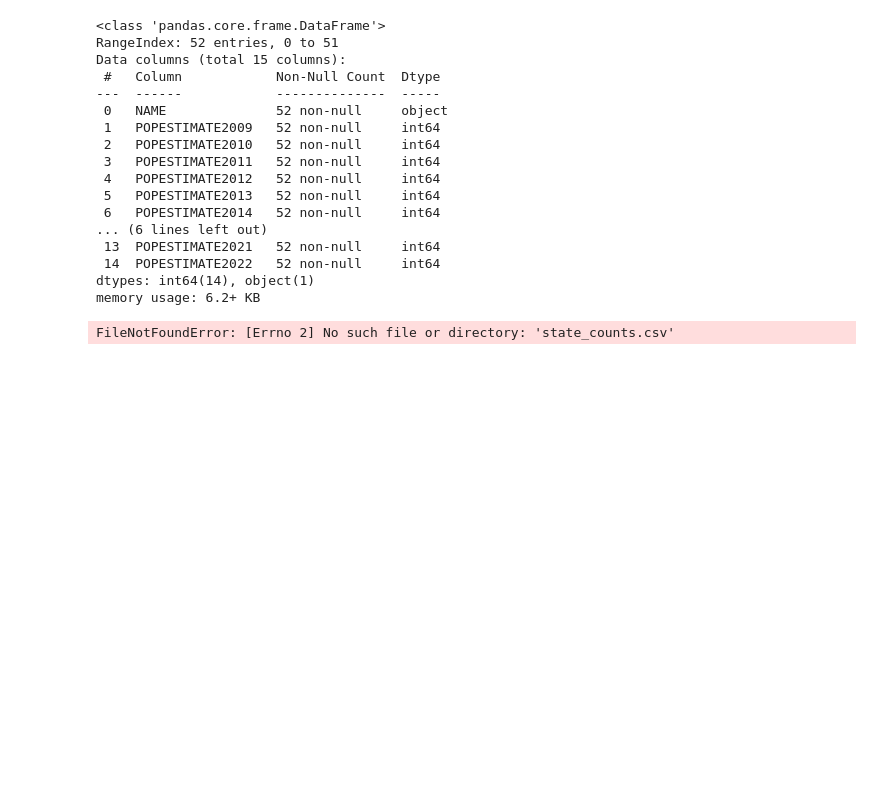
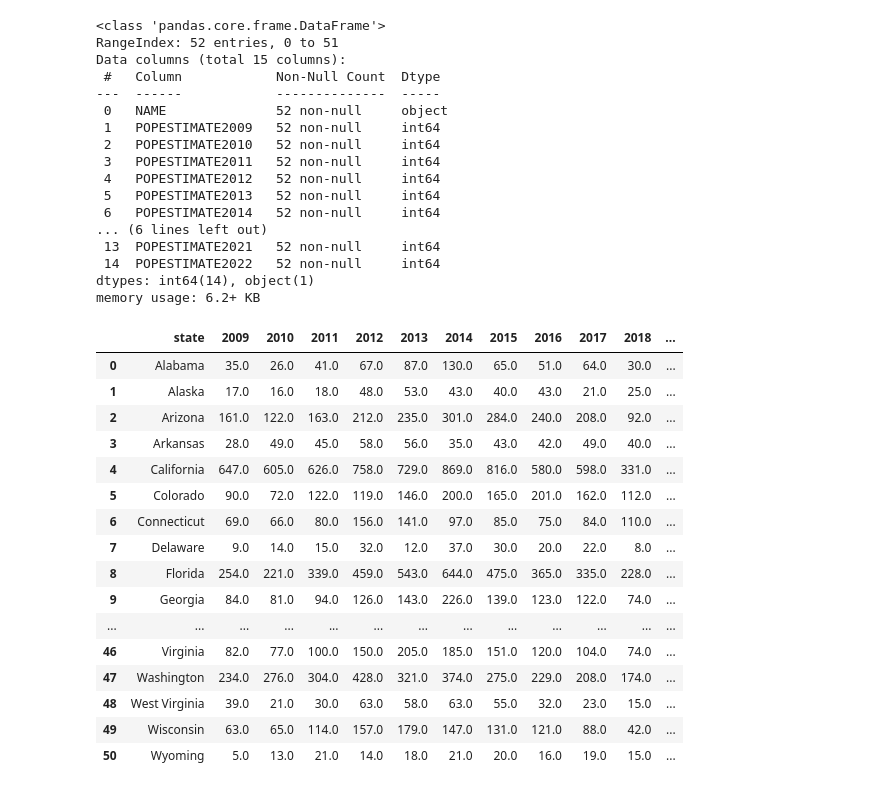
Before and after one commit to slissors/UFO, a Jupyter notebook: data/population/cleaning_pop.ipynb, the cells around one changed output. Cells and saved outputs as stored; diff of their text form; code cells hidden in the pictures; blank space fills up the shorter version.

Commit message:
cleaned and merge sightings to match population

```diff
--- a/data/population/cleaning_pop.ipynb
+++ b/data/population/cleaning_pop.ipynb
@@ -177,63 +172,65 @@ def pivotTable(place, sightings):
 
 pivotTable('country', countrySightings)
 pivotTable('state', stateSightings)
+# %%
+#Merge both table
+state_data_path = "../population/statesightings2009-2022.csv"
+country_data_path = "../population/countrysightings2009-2022.csv"
+
+sdf = pd.read_csv(state_data_path)
+cdf = pd.read_csv(country_data_path)
+
+#Ensure clean merging
+cdf = cdf.rename(columns={'country': 'state'})
+
+mergedsdf = pd.concat([sdf, cdf], ignore_index=True)
+mergedsdf.to_csv('USAsightings.csv', index=False)
 # %%
-
-data_path = "state_counts.csv"
-ufo_data_path = "../data/nuforc_reports.csv"
-population_data_path = "../data/population/POP2009-2022.csv"
-
-df = pd.read_csv(data_path)
-udf = pd.read_csv(ufo_data_path)
-popdf = pd.read_csv(population_data_path)
-
-#Remove unnesecary columns
-udf = udf.drop(columns=["summary", "country", "date_time", "shape", "duration"])
-
-# Aggregate data
-
-state_counts = udf['state'].value_counts()
-city_counts = udf['city'].value_counts()
-
-
-state_counts_df = pd.DataFrame({'state': state_counts.index,
-                                'stateCount': state_counts.values,
-                                'city': city_counts.index,
-                                'cityCount' : city_counts.values,
-                                'latitude':udf['city_latitude'],
-                                'longtitude': udf['city_longtitude']})
-
-state_counts_file = 'counts.csv'
-state_counts_df.to_csv(state_counts_file, index=False)
-
-
+USA_data_path = "../population/USAsightings.csv"
+USAdf = pd.read_csv(USA_data_path)
 
 # Mapping of state abbreviations to full names
 state_abbreviations = {
     'AL': 'Alabama', 'AK': 'Alaska', 'AZ': 'Arizona', 'AR': 'Arkansas', 'CA': 'California',
     'CO': 'Colorado', 'CT': 'Connecticut', 'DE': 'Delaware', 'FL': 'Florida', 'GA': 'Georgia',
     'HI': 'Hawaii', 'ID': 'Idaho', 'IL': 'Illinois', 'IN': 'Indiana', 'IA': 'Iowa', 'KS': 'Kansas',
     'KY': 'Kentucky', 'LA': 'Louisiana', 'ME': 'Maine', 'MD': 'Maryland', 'MA': 'Massachusetts',
     'MI': 'Michigan', 'MN': 'Minnesota', 'MS': 'Mississippi', 'MO': 'Missouri', 'MT': 'Montana',
     'NE': 'Nebraska', 'NV': 'Nevada', 'NH': 'New Hampshire', 'NJ': 'New Jersey', 'NM': 'New Mexico',
     'NY': 'New York', 'NC': 'North Carolina', 'ND': 'North Dakota', 'OH': 'Ohio', 'OK': 'Oklahoma',
     'OR': 'Oregon', 'PA': 'Pennsylvania', 'RI': 'Rhode Island', 'SC': 'South Carolina',
     'SD': 'South Dakota', 'TN': 'Tennessee', 'TX': 'Texas', 'UT': 'Utah', 'VT': 'Vermont',
-    'VA': 'Virginia', 'WA': 'Washington', 'WV': 'West Virginia', 'WI': 'Wisconsin', 'WY': 'Wyoming'
+    'VA': 'Virginia', 'WA': 'Washington', 'WV': 'West Virginia', 'WI': 'Wisconsin', 'WY': 'Wyoming', 'USA': 'United States'
 }
 
 
 # Clean and transform the 'state' column
-df['state'] = df['state'].str.upper().str.strip().map(state_abbreviations)
-df.dropna(subset=['state'], inplace=True)  # Drop rows with NaN values
+USAdf['state'] = USAdf['state'].str.upper().str.strip().map(state_abbreviations)
+sdf.dropna(subset=['state'], inplace=True)
 
 # List of American state names
 american_states = set(state_abbreviations.values())
 
 # Filter the DataFrame to include only American states
-df = df[df['state'].isin(american_states)]
+USAdf = USAdf[USAdf['state'].isin(american_states)]
+USAdf = USAdf.groupby('state', as_index=False).sum()
 
-# Group by 'state' and sum the 'count' values
-df = df.groupby('state', as_index=False)['count'].sum()
+USAdf
 # %% [output]
-FileNotFoundError: [Errno 2] No such file or directory: 'state_counts.csv'
+|  | state | 2009 | 2010 | 2011 | 2012 | 2013 | 2014 | 2015 | 2016 | 2017 | 2018 | ... |
+| 0 | Alabama | 35.0 | 26.0 | 41.0 | 67.0 | 87.0 | 130.0 | 65.0 | 51.0 | 64.0 | 30.0 | ... |
+| 1 | Alaska | 17.0 | 16.0 | 18.0 | 48.0 | 53.0 | 43.0 | 40.0 | 43.0 | 21.0 | 25.0 | ... |
+| 2 | Arizona | 161.0 | 122.0 | 163.0 | 212.0 | 235.0 | 301.0 | 284.0 | 240.0 | 208.0 | 92.0 | ... |
+| 3 | Arkansas | 28.0 | 49.0 | 45.0 | 58.0 | 56.0 | 35.0 | 43.0 | 42.0 | 49.0 | 40.0 | ... |
+| 4 | California | 647.0 | 605.0 | 626.0 | 758.0 | 729.0 | 869.0 | 816.0 | 580.0 | 598.0 | 331.0 | ... |
+| 5 | Colorado | 90.0 | 72.0 | 122.0 | 119.0 | 146.0 | 200.0 | 165.0 | 201.0 | 162.0 | 112.0 | ... |
+| 6 | Connecticut | 69.0 | 66.0 | 80.0 | 156.0 | 141.0 | 97.0 | 85.0 | 75.0 | 84.0 | 110.0 | ... |
+| 7 | Delaware | 9.0 | 14.0 | 15.0 | 32.0 | 12.0 | 37.0 | 30.0 | 20.0 | 22.0 | 8.0 | ... |
+| 8 | Florida | 254.0 | 221.0 | 339.0 | 459.0 | 543.0 | 644.0 | 475.0 | 365.0 | 335.0 | 228.0 | ... |
+| 9 | Georgia | 84.0 | 81.0 | 94.0 | 126.0 | 143.0 | 226.0 | 139.0 | 123.0 | 122.0 | 74.0 | ... |
+| ... | ... | ... | ... | ... | ... | ... | ... | ... | ... | ... | ... | ... |
+| 46 | Virginia | 82.0 | 77.0 | 100.0 | 150.0 | 205.0 | 185.0 | 151.0 | 120.0 | 104.0 | 74.0 | ... |
+| 47 | Washington | 234.0 | 276.0 | 304.0 | 428.0 | 321.0 | 374.0 | 275.0 | 229.0 | 208.0 | 174.0 | ... |
+| 48 | West Virginia | 39.0 | 21.0 | 30.0 | 63.0 | 58.0 | 63.0 | 55.0 | 32.0 | 23.0 | 15.0 | ... |
+| 49 | Wisconsin | 63.0 | 65.0 | 114.0 | 157.0 | 179.0 | 147.0 | 131.0 | 121.0 | 88.0 | 42.0 | ... |
+| 50 | Wyoming | 5.0 | 13.0 | 21.0 | 14.0 | 18.0 | 21.0 | 20.0 | 16.0 | 19.0 | 15.0 | ... |
```
Also changed, not shown: parts of 2 cells of this notebook.
